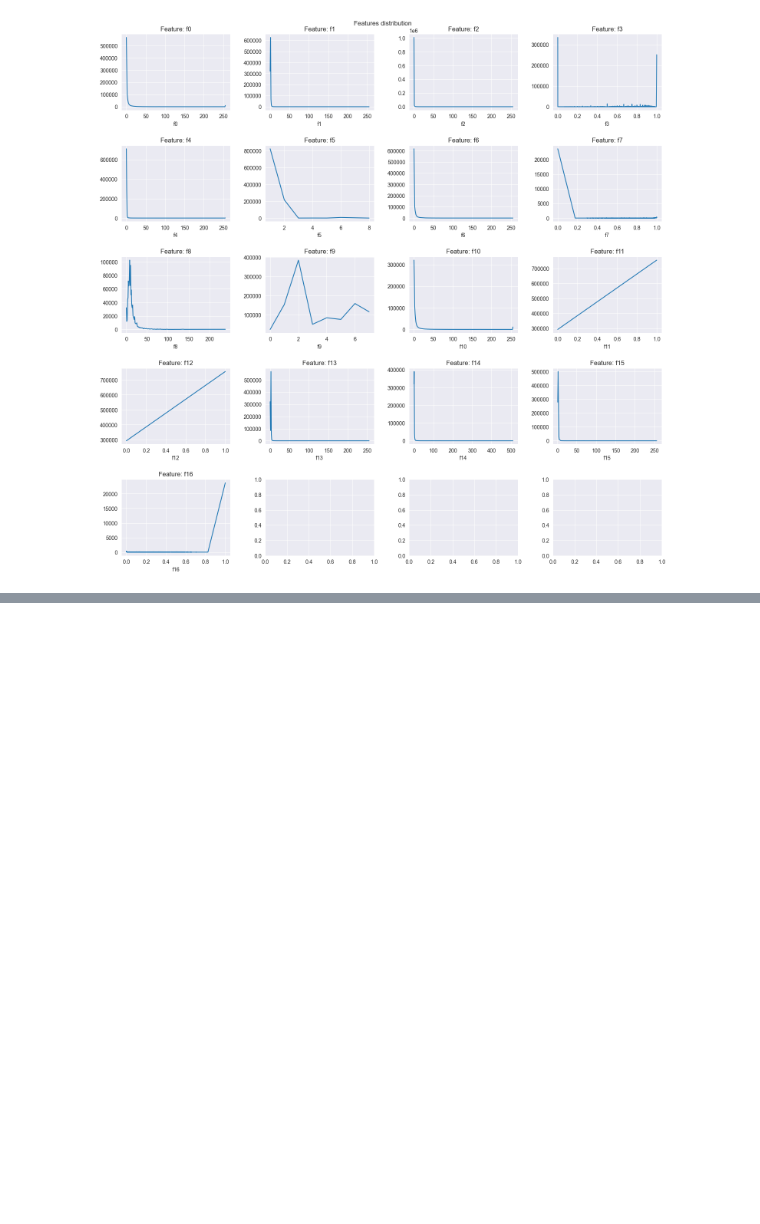
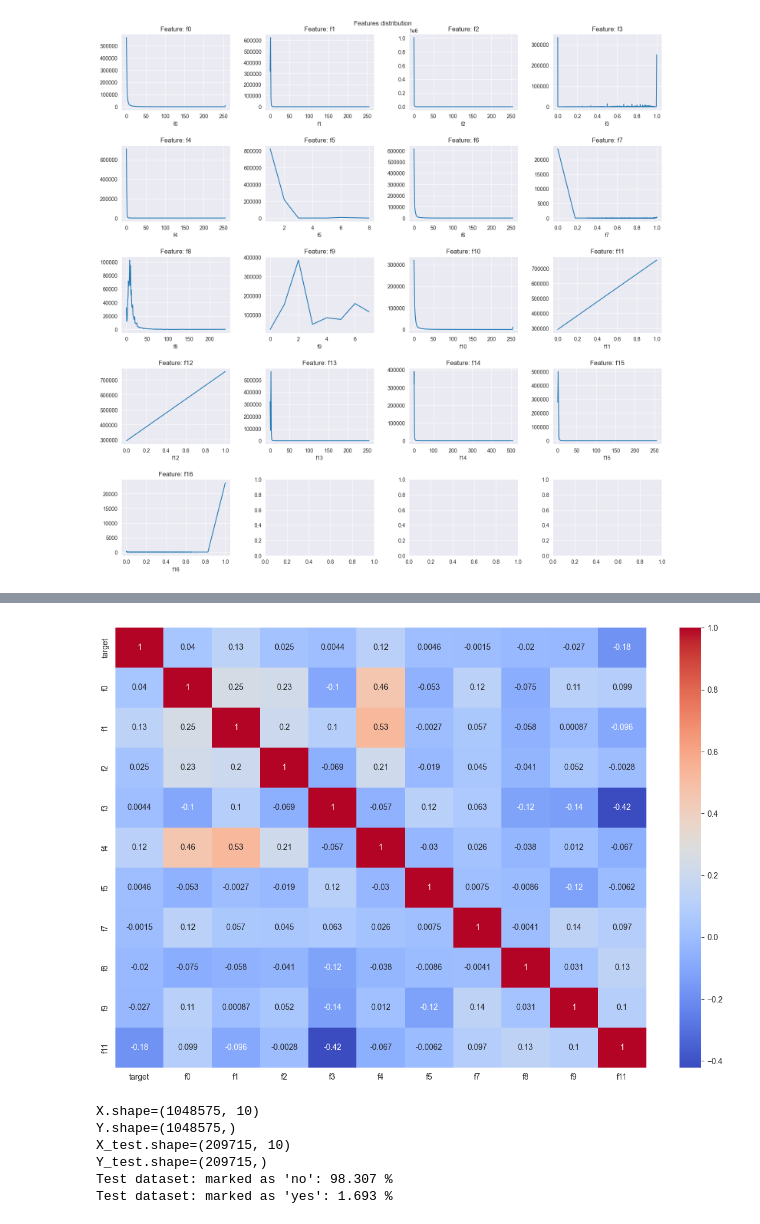
Before and after one commit to ram333n/machine-learning, a Jupyter notebook: lab.ipynb, the cells around one changed output, grey strips where cells are left out. Saved outputs shown, nothing was run; the diff lists cells and outputs as text; code cells hidden in the pictures; blank space fills up the shorter version.

```diff
--- a/lab.ipynb
+++ b/lab.ipynb
@@ -92,0 +127,33 @@ sns.heatmap(df[f_names + ['target']].corr(), annot=True, cmap='coolwarm', ax=ax)
+# %%
+features_with_high_corr = [
+    'f6',
+    'f10',
+    'f12',
+    'f13',
+    'f14',
+    'f15',
+    'f16'
+]
+
+df = df.drop(features_with_high_corr, axis=1)
+# %%
+plot_corr_matrix(df)
+# %% [output]
+[figure, added]
+# %%
+X = df[get_f_names(df)].to_numpy()
+Y = df['target'].to_numpy()
+print(f"X.shape={X.shape}")
+print(f"Y.shape={Y.shape}")
+X_train, X_test, Y_train, Y_test = train_test_split(X, Y, train_size=0.8, random_state=42, stratify=Y)
+print(f"X_test.shape={X_test.shape}")
+print(f"Y_test.shape={Y_test.shape}")
+print(f"Test dataset: marked as 'no': {np.count_nonzero(Y_test == 0) * 100 / len(Y_test):.3f} %")
+print(f"Test dataset: marked as 'yes': {np.count_nonzero(Y_test == 1) * 100 / len(Y_test):.3f} %")
+# %% [output]
+X.shape=(1048575, 10)
+Y.shape=(1048575,)
+X_test.shape=(209715, 10)
+Y_test.shape=(209715,)
+Test dataset: marked as 'no': 98.307 %
+Test dataset: marked as 'yes': 1.693 %
```
Also changed, not shown: parts of 12 cells of this notebook, 1 other file.
